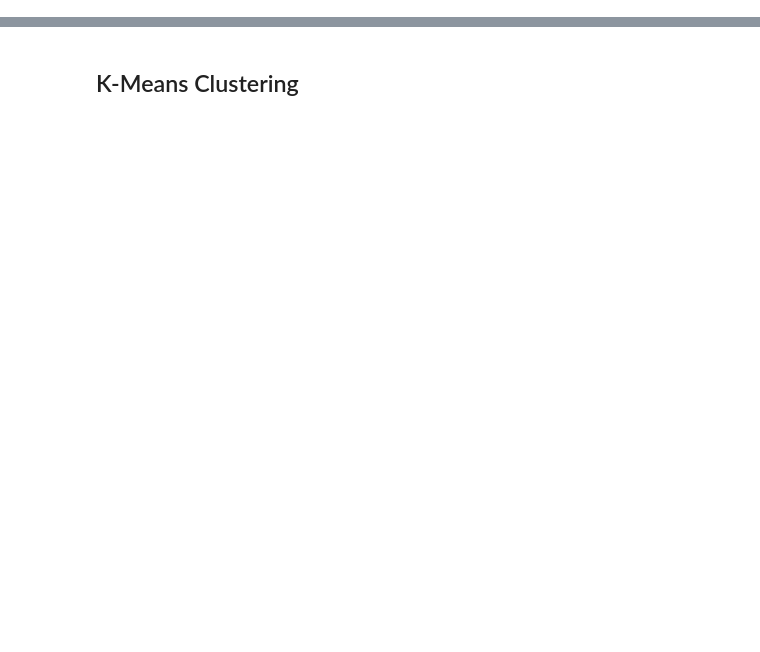
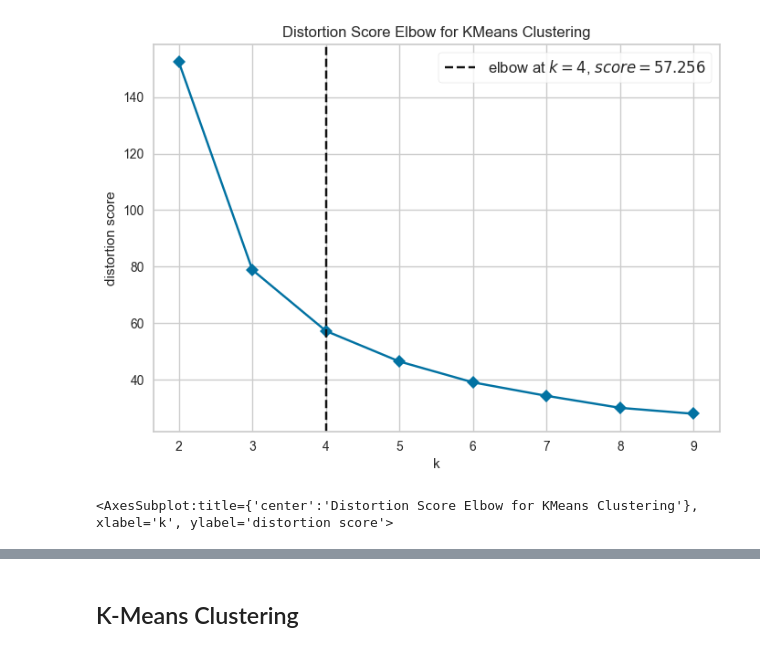
Before and after one commit to tzhang852/4431_DataMining_Fall22, a Jupyter notebook: Assignment5/assignment5.ipynb, the cells around one changed output, grey strips where cells are left out. Drawn from its saved outputs; the diff is of its cells as text; code cells hidden in the pictures; blank space fills up the shorter version.

```diff
--- a/Assignment5/assignment5.ipynb
+++ b/Assignment5/assignment5.ipynb
@@ -37,0 +63,10 @@ plt.show()
+# %%
+# create an elbow plot using KElbowVisualizer from the yellowbrick package
+# default metric: distortion
+visualizer1 = KElbowVisualizer(KMeans(),k=(2,10),timings=False)
+
+visualizer1.fit(data.loc[:, data.columns != 'Species'])
+visualizer1.show()
+# %% [output]
+[figure, added]
+<AxesSubplot:title={'center':'Distortion Score Elbow for KMeans Clustering'}, xlabel='k', ylabel='distortion score'>
```
Also changed, not shown: parts of 21 cells of this notebook.
